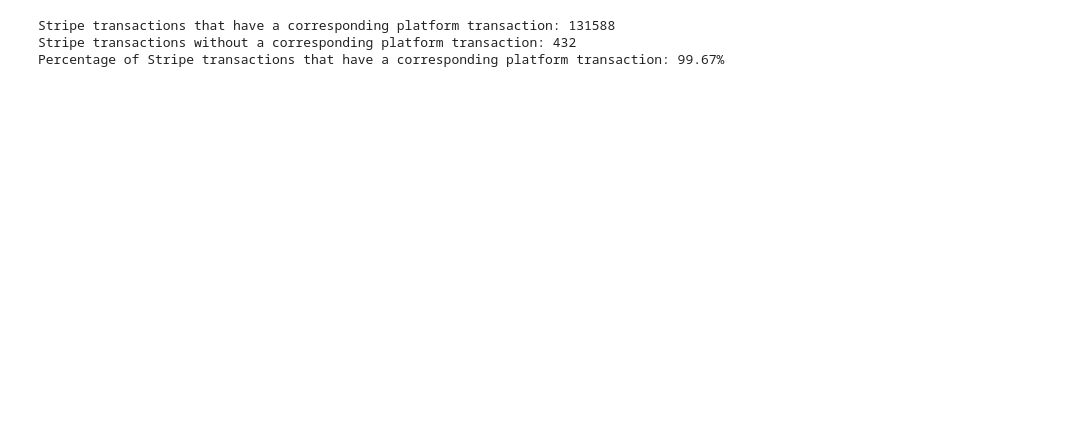
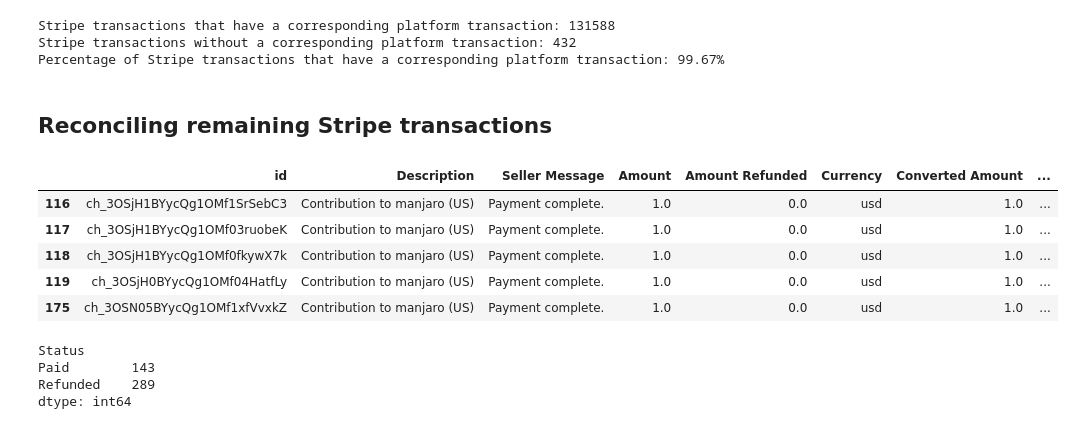
Before and after one commit to opencollective/accounting-export, a Jupyter notebook: oc_prepare_export.ipynb, the cells around one changed output. Saved outputs shown, nothing was run; the diff lists cells and outputs as text; code cells hidden in the pictures; blank space fills up the shorter version.

Commit message:
Continued Stripe reconciliation work

```diff
--- a/oc_prepare_export.ipynb
+++ b/oc_prepare_export.ipynb
@@ -548,3 +547,24 @@ print(f"Percentage of Stripe transactions that have a corresponding platform tra
 Stripe transactions that have a corresponding platform transaction: 131588
 Stripe transactions without a corresponding platform transaction: 432
 Percentage of Stripe transactions that have a corresponding platform transaction: 99.67%
+# %% [markdown]
+## Reconciling remaining Stripe transactions
+# %%
+df_stripe_remainder = df_stripe_reconciliation[df_stripe_reconciliation['id_platform_transaction'].isnull()]
+# %%
+df_stripe_remainder.head()
+# %% [output]
+|  | id | Description | Seller Message | Amount | Amount Refunded | Currency | Converted Amount | ... |
+| 116 | ch_3OSjH1BYycQg1OMf1SrSebC3 | Contribution to manjaro (US) | Payment complete. | 1.0 | 0.0 | usd | 1.0 | ... |
+| 117 | ch_3OSjH1BYycQg1OMf03ruobeK | Contribution to manjaro (US) | Payment complete. | 1.0 | 0.0 | usd | 1.0 | ... |
+| 118 | ch_3OSjH1BYycQg1OMf0fkywX7k | Contribution to manjaro (US) | Payment complete. | 1.0 | 0.0 | usd | 1.0 | ... |
+| 119 | ch_3OSjH0BYycQg1OMf04HatfLy | Contribution to manjaro (US) | Payment complete. | 1.0 | 0.0 | usd | 1.0 | ... |
+| 175 | ch_3OSN05BYycQg1OMf1xfVvxkZ | Contribution to manjaro (US) | Payment complete. | 1.0 | 0.0 | usd | 1.0 | ... |
+# %%
+# count df_stripe_remainder by 'Status'
+df_stripe_remainder.groupby(['Status']).size()
+# %% [output]
+Status
+Paid        143
+Refunded    289
+dtype: int64
```
Also changed, not shown: parts of 13 cells of this notebook.
